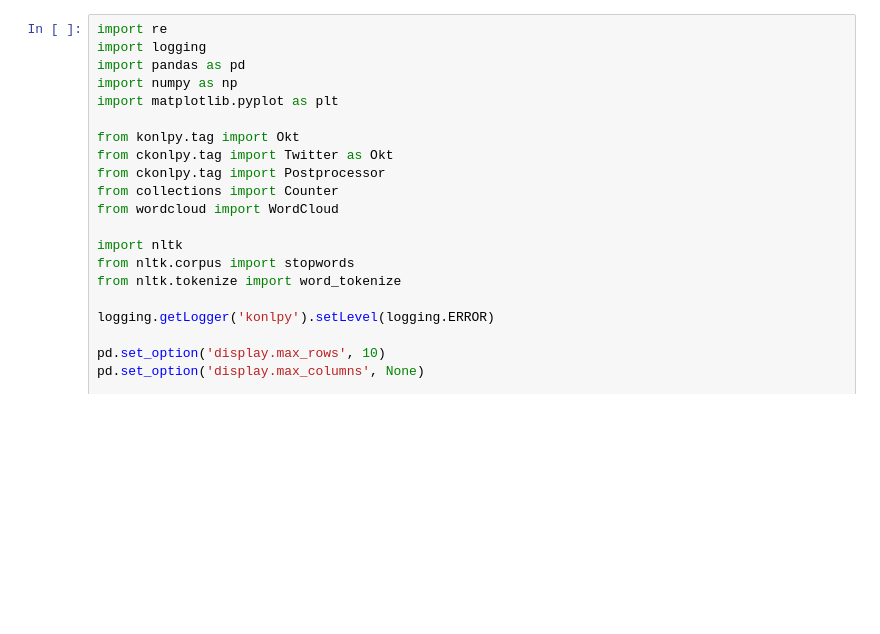
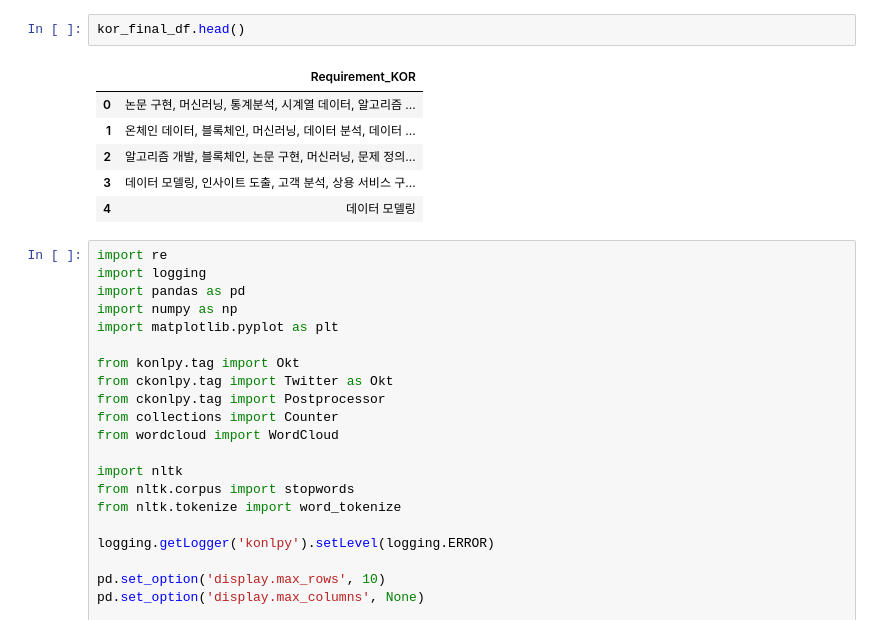
Before and after one commit to DS-Career-Analysis/JJaemni, a Jupyter notebook: Code/Task7_3.ipynb, the cells around one changed output. Drawn from its saved outputs; the diff is of its cells as text; blank space fills up the shorter version.

```diff
--- a/Code/Task7_3.ipynb
+++ b/Code/Task7_3.ipynb
@@ -189,3 +189,12 @@ col = 'Requirement'
+# %%
+kor_final_df.head()
+# %% [output]
+|  | Requirement_KOR |
+| 0 | 논문 구현, 머신러닝, 통계분석, 시계열 데이터, 알고리즘 ... |
+| 1 | 온체인 데이터, 블록체인, 머신러닝, 데이터 분석, 데이터 ... |
+| 2 | 알고리즘 개발, 블록체인, 논문 구현, 머신러닝, 문제 정의... |
+| 3 | 데이터 모델링, 인사이트 도출, 고객 분석, 상용 서비스 구... |
+| 4 | 데이터 모델링 |
 # %%
 import re
 import logging
```
Also changed, not shown: parts of 1 cell of this notebook.
